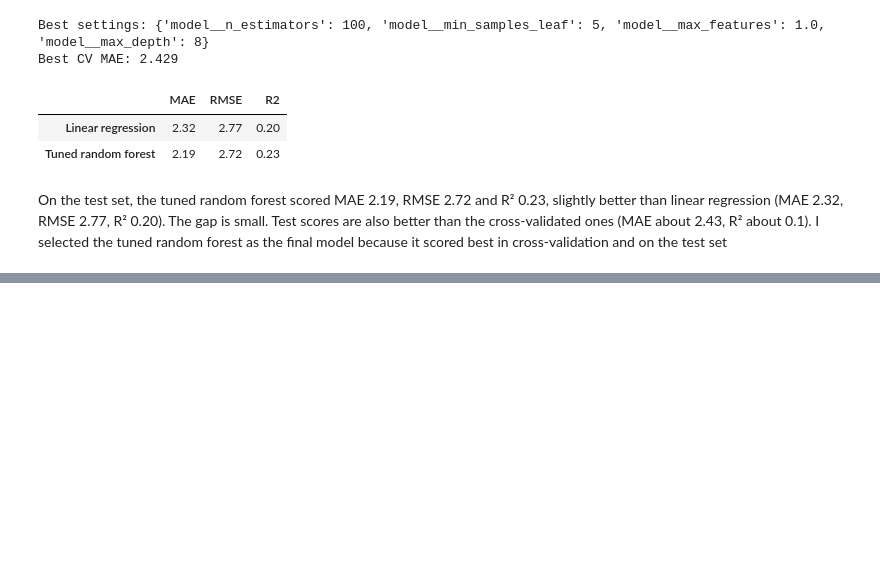
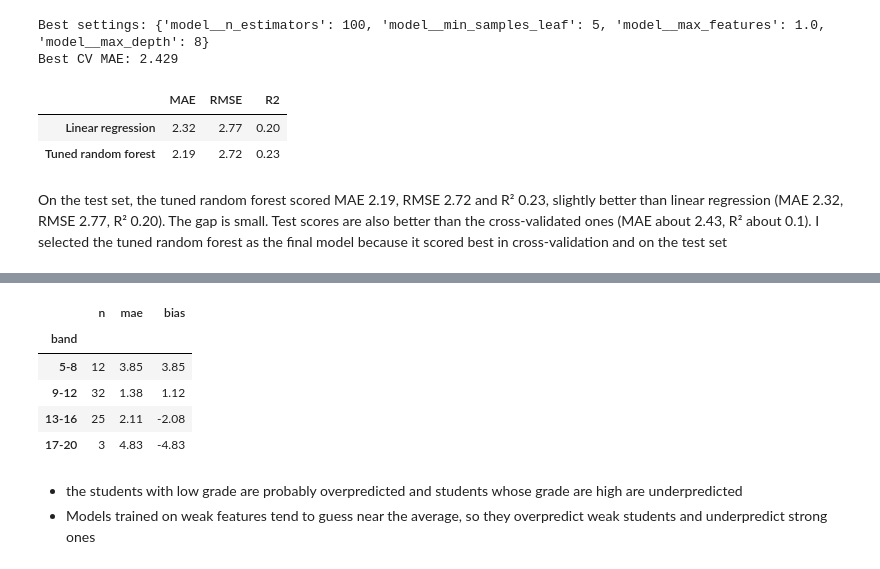
Before and after one commit to dhanushhh13/smart-student-study-planner, a Jupyter notebook: notebooks/02_modeling.ipynb, the cells around one changed output, grey strips where cells are left out. Cells and saved outputs as stored; diff of their text form; code cells hidden in the pictures; blank space fills up the shorter version.

```diff
--- a/notebooks/02_modeling.ipynb
+++ b/notebooks/02_modeling.ipynb
@@ -171,0 +213,17 @@ On the test set, the tuned random forest scored MAE 2.19, RMSE 2.72 and R² 0.23
+# %%
+errors["band"] = pd.cut(errors["actual"], bins=[0, 8, 12, 16, 20],
+                        labels=["5-8", "9-12", "13-16", "17-20"])
+
+errors.groupby("band", observed=True).agg(
+    n=("error", "size"), mae=("abs_error", "mean"), bias=("error", "mean")
+).round(2)
+# %% [output]
+|  | n | mae | bias |
+| band |  |  |  |
+| 5-8 | 12 | 3.85 | 3.85 |
+| 9-12 | 32 | 1.38 | 1.12 |
+| 13-16 | 25 | 2.11 | -2.08 |
+| 17-20 | 3 | 4.83 | -4.83 |
+# %% [markdown]
+- the students with low grade are probably overpredicted and students whose grade are high are underpredicted
+- Models trained on weak features tend to guess near the average, so they overpredict weak students and underpredict strong ones
```
Also changed, not shown: parts of 4 cells of this notebook.
